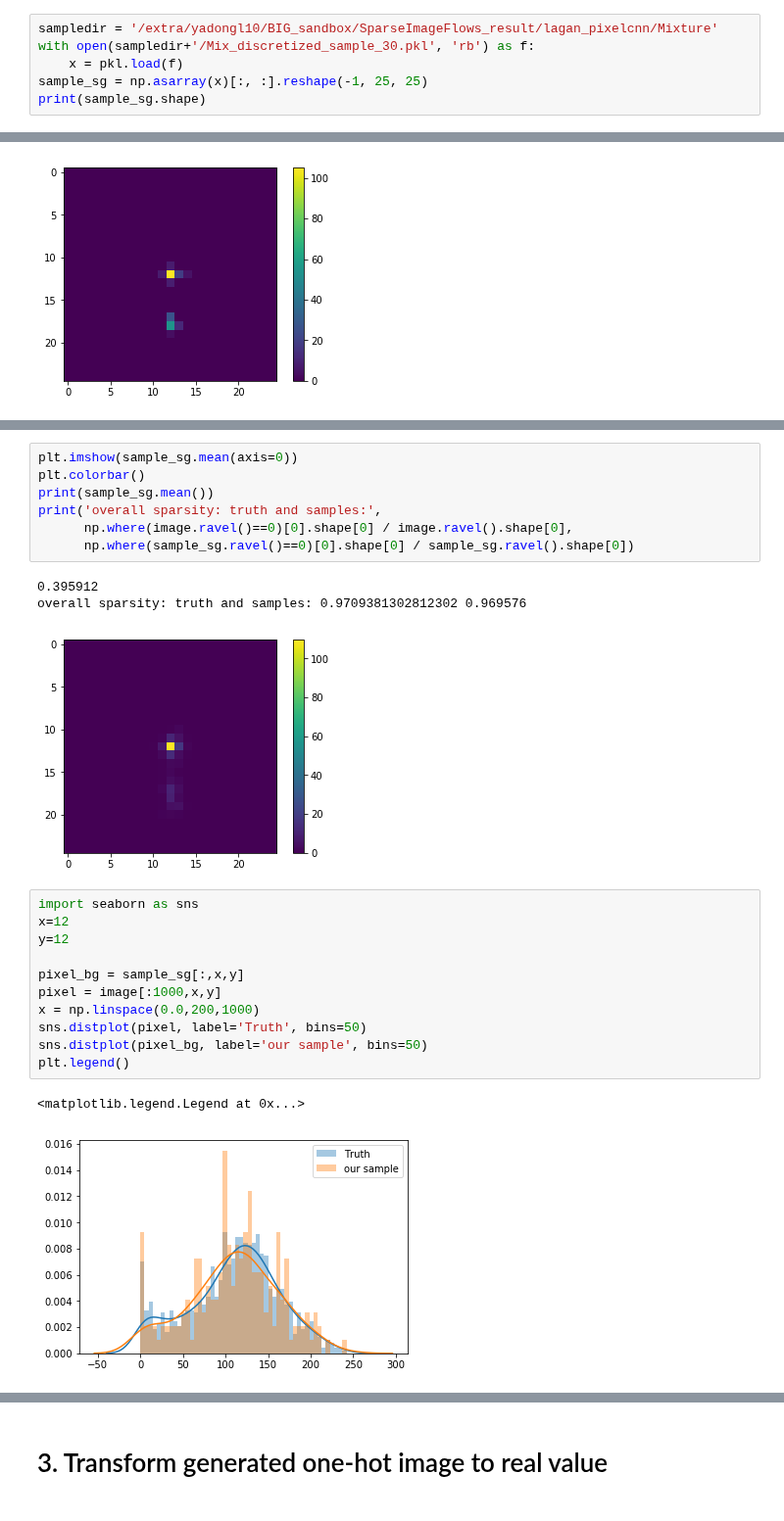
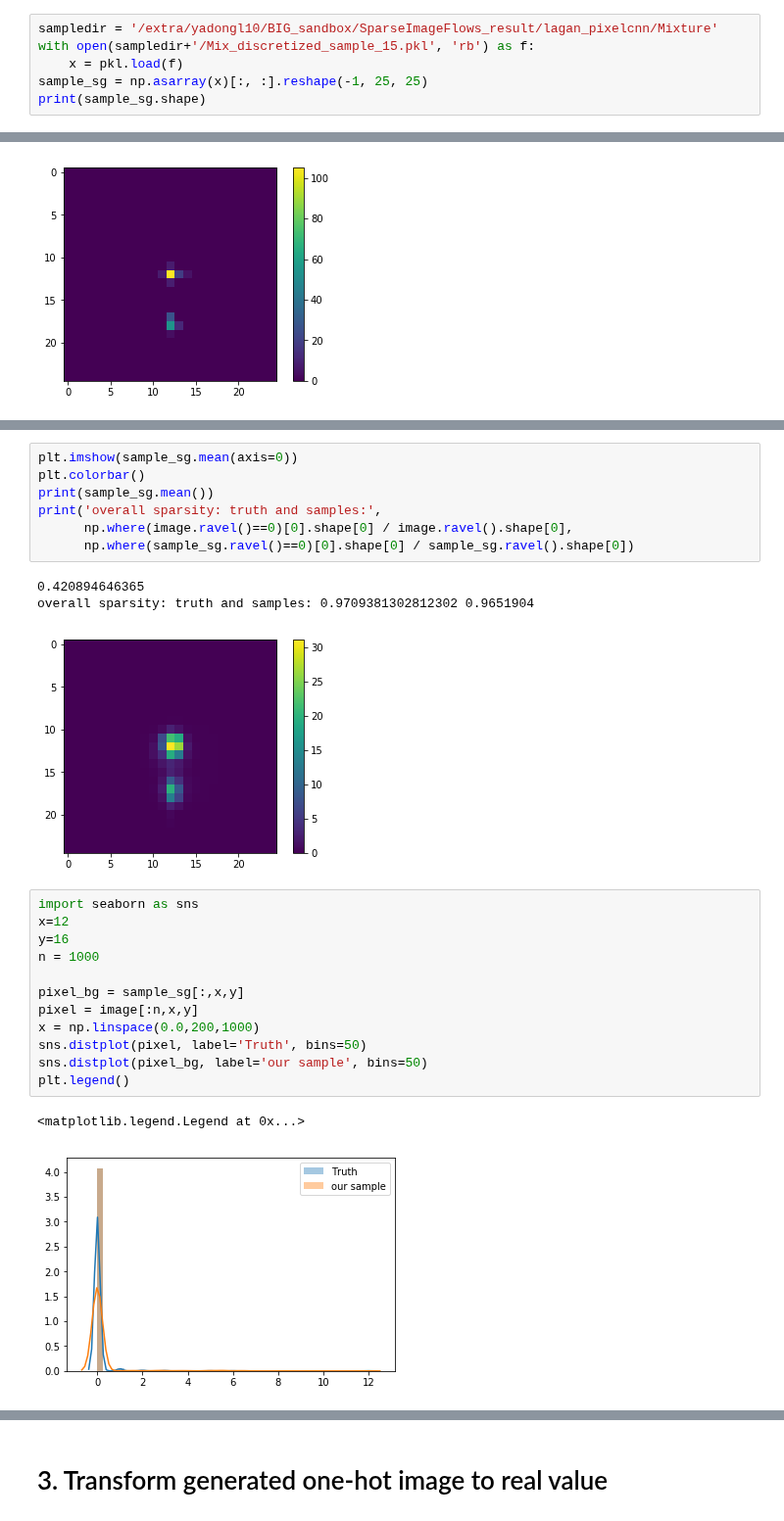
Before and after one commit to adamlu123/SparseImageFlows, a Jupyter notebook: Notebooks/quantize_image.ipynb, the cells around one changed output, grey strips where cells are left out. Shown at 98% size. Drawn from its saved outputs; the diff is of its cells as text.

```diff
--- a/Notebooks/quantize_image.ipynb
+++ b/Notebooks/quantize_image.ipynb
@@ -135,7 +135,7 @@ plt.hist(pt)
 [figure]
 # %%
 sampledir = '/extra/yadongl10/BIG_sandbox/SparseImageFlows_result/lagan_pixelcnn/Mixture'
-with open(sampledir+'/Mix_discretized_sample_30.pkl', 'rb') as f:
+with open(sampledir+'/Mix_discretized_sample_15.pkl', 'rb') as f:
     x = pkl.load(f)
 sample_sg = np.asarray(x)[:, :].reshape(-1, 25, 25)
 print(sample_sg.shape)
@@ -161,23 +161,24 @@ print('overall sparsity: truth and samples:',
       np.where(image.ravel()==0)[0].shape[0] / image.ravel().shape[0],
       np.where(sample_sg.ravel()==0)[0].shape[0] / sample_sg.ravel().shape[0])
 # %% [output]
-0.395912
-overall sparsity: truth and samples: 0.9709381302812302 0.969576
+0.420894646365
+overall sparsity: truth and samples: 0.9709381302812302 0.9651904
-[figure, old version]
+[figure, new version]
 # %%
 import seaborn as sns
 x=12
-y=12
+y=16
+n = 1000
 
 pixel_bg = sample_sg[:,x,y]
-pixel = image[:1000,x,y]
+pixel = image[:n,x,y]
 x = np.linspace(0.0,200,1000)
 sns.distplot(pixel, label='Truth', bins=50)
 sns.distplot(pixel_bg, label='our sample', bins=50)
 plt.legend()
 # %% [output]
 <matplotlib.legend.Legend at 0x...>
-[figure, old version]
+[figure, new version]
 # %%
 fig, ax = plt.subplots(figsize=(7, 6))
 
```
Also changed, not shown: parts of 10 cells of this notebook, 4 other files.
